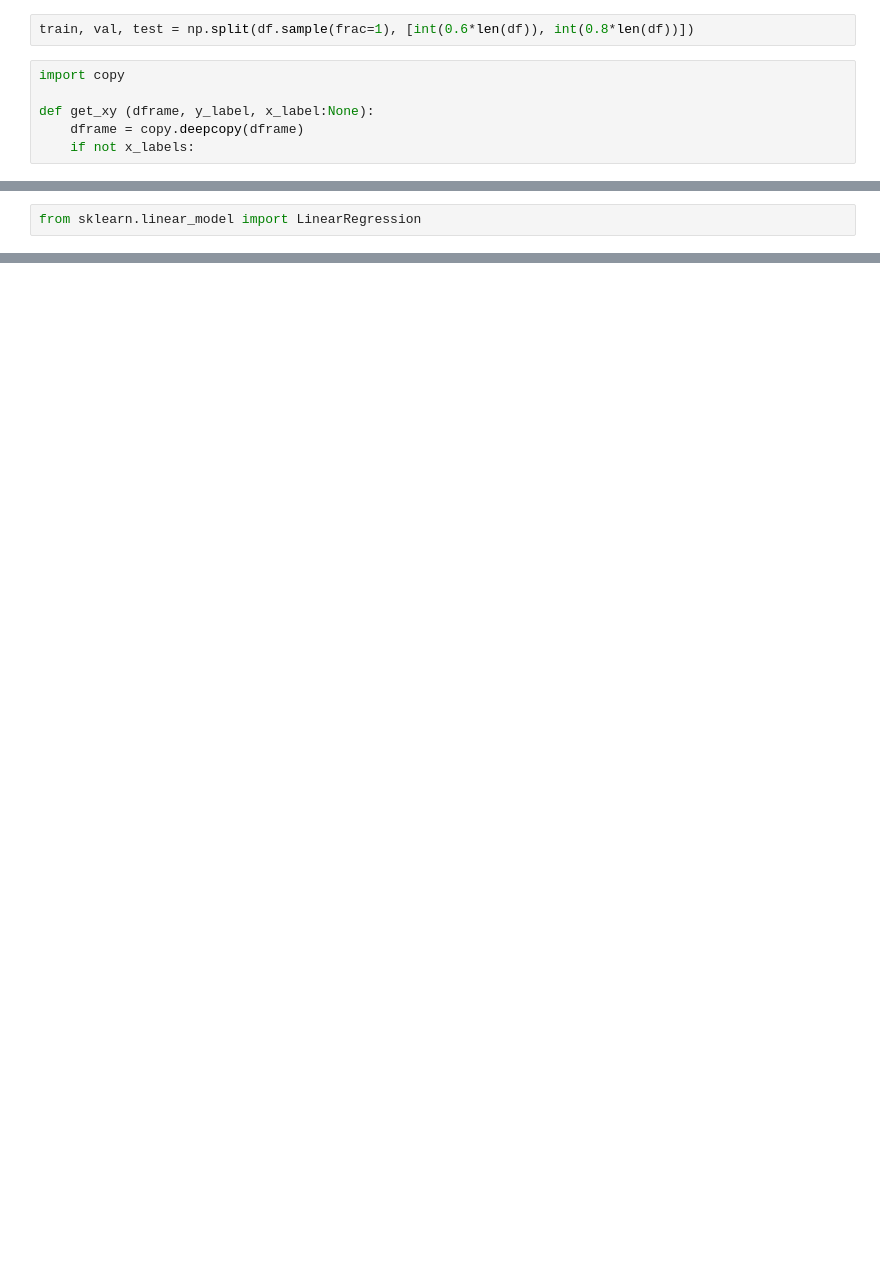
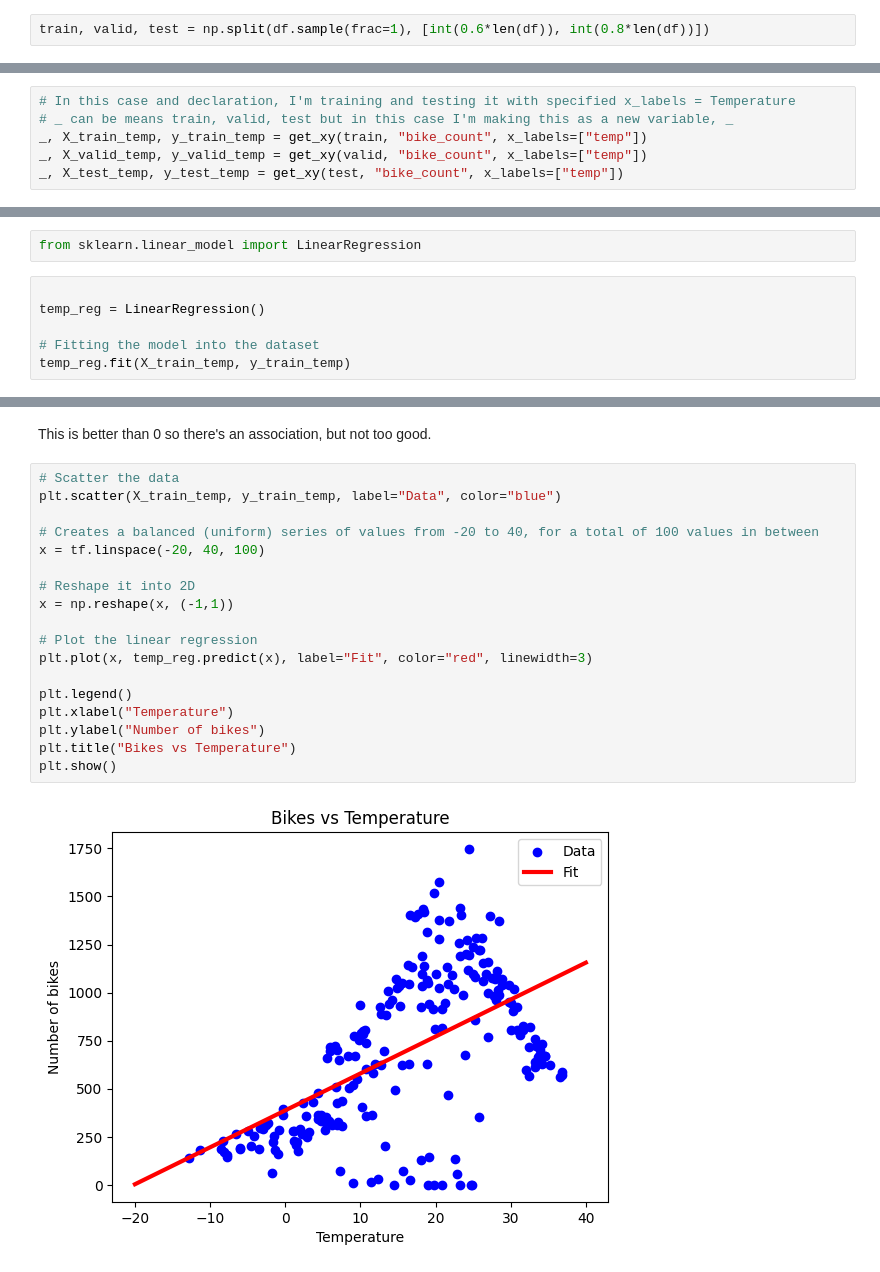
Before and after one commit to luthfiarsd/machinelearning-basic, a Jupyter notebook: regression-seoul_bike.ipynb, the cells around one changed output, grey strips where cells are left out. Drawn from its saved outputs; the diff is of its cells as text; blank space fills up the shorter version.

Commit message:
regression DONE

```diff
--- a/regression-seoul_bike.ipynb
+++ b/regression-seoul_bike.ipynb
@@ -75,10 +75,4 @@ df.head()
 
 Sampling, scaling, normalization/standardization, oversampling, etc.
 # %%
-train, val, test = np.split(df.sample(frac=1), [int(0.6*len(df)), int(0.8*len(df))])
+train, valid, test = np.split(df.sample(frac=1), [int(0.6*len(df)), int(0.8*len(df))])
-# %%
-import copy
-
-def get_xy (dframe, y_label, x_label:None):
-    dframe = copy.deepcopy(dframe)
-    if not x_labels:
@@ -88,0 +113,6 @@ _, X_train, y_train =
+# %%
+# In this case and declaration, I'm training and testing it with specified x_labels = Temperature
+# _ can be means train, valid, test but in this case I'm making this as a new variable, _
+_, X_train_temp, y_train_temp = get_xy(train, "bike_count", x_labels=["temp"])
+_, X_valid_temp, y_valid_temp = get_xy(valid, "bike_count", x_labels=["temp"])
+_, X_test_temp, y_test_temp = get_xy(test, "bike_count", x_labels=["temp"])
@@ -89,2 +121,8 @@ _, X_train, y_train =
 # %%
 from sklearn.linear_model import LinearRegression
+# %%
+
+temp_reg = LinearRegression()
+
+# Fitting the model into the dataset
+temp_reg.fit(X_train_temp, y_train_temp)
@@ -90,0 +151,22 @@ from sklearn.linear_model import LinearRegression
+# %% [markdown]
+This is better than 0 so there's an association, but not too good.
+# %%
+# Scatter the data
+plt.scatter(X_train_temp, y_train_temp, label="Data", color="blue")
+
+# Creates a balanced (uniform) series of values from -20 to 40, for a total of 100 values in between
+x = tf.linspace(-20, 40, 100)
+
+# Reshape it into 2D
+x = np.reshape(x, (-1,1))
+
+# Plot the linear regression
+plt.plot(x, temp_reg.predict(x), label="Fit", color="red", linewidth=3)
+
+plt.legend()
+plt.xlabel("Temperature")
+plt.ylabel("Number of bikes")
+plt.title("Bikes vs Temperature")
+plt.show()
+# %% [output]
+[figure, added]
```
Also changed, not shown: parts of 34 cells of this notebook.
